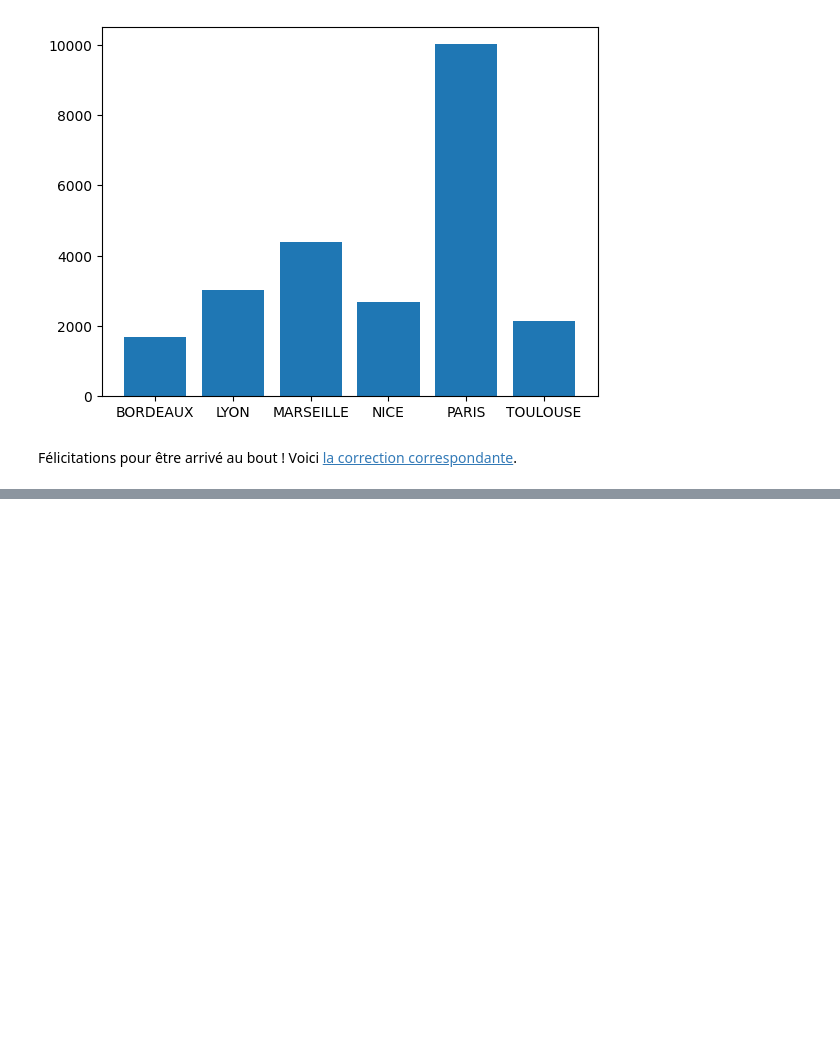
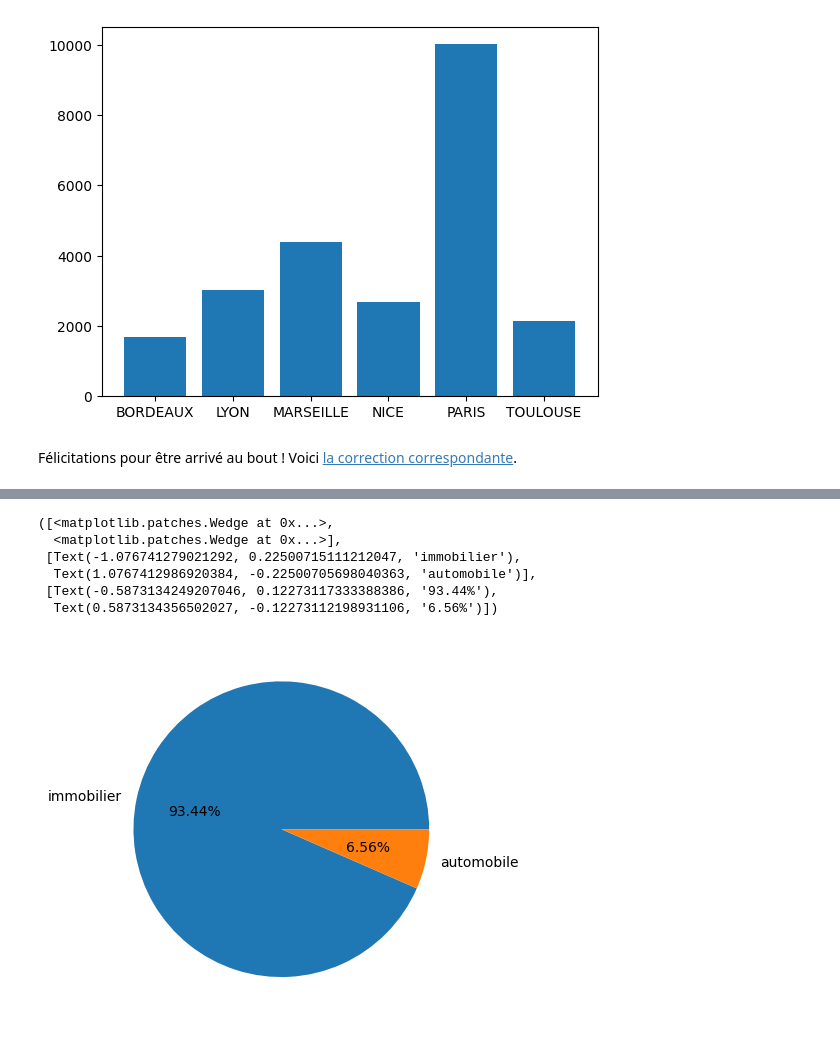
Before and after one commit to laurentpicardLP2/JLP-EVAL2, a Jupyter notebook: notebooks/P3/P3C2 - Tracez des graphiques avec Matplotlib.ipynb, the cells around one changed output, grey strips where cells are left out. Drawn from its saved outputs; the diff is of its cells as text; code cells hidden in the pictures; blank space fills up the shorter version.

```diff
--- a/notebooks/P3/P3C2 - Tracez des graphiques avec Matplotlib.ipynb
+++ b/notebooks/P3/P3C2 - Tracez des graphiques avec Matplotlib.ipynb
@@ -63,0 +89,12 @@ Félicitations pour être arrivé au bout ! Voici [la correction correspondante]
+# %%
+# diagramme circulaire
+
+plt.pie(x=type_agreg['nombre'], labels=type_agreg['type'], autopct='%.2f%%')
+# %% [output]
+([<matplotlib.patches.Wedge at 0x...>,
+  <matplotlib.patches.Wedge at 0x...>],
+ [Text(-1.076741279021292, 0.22500715111212047, 'immobilier'),
+  Text(1.0767412986920384, -0.22500705698040363, 'automobile')],
+ [Text(-0.5873134249207046, 0.12273117333388386, '93.44%'),
+  Text(0.5873134356502027, -0.12273112198931106, '6.56%')])
+[figure, added]
```
Also changed, not shown: parts of 3 cells of this notebook.
